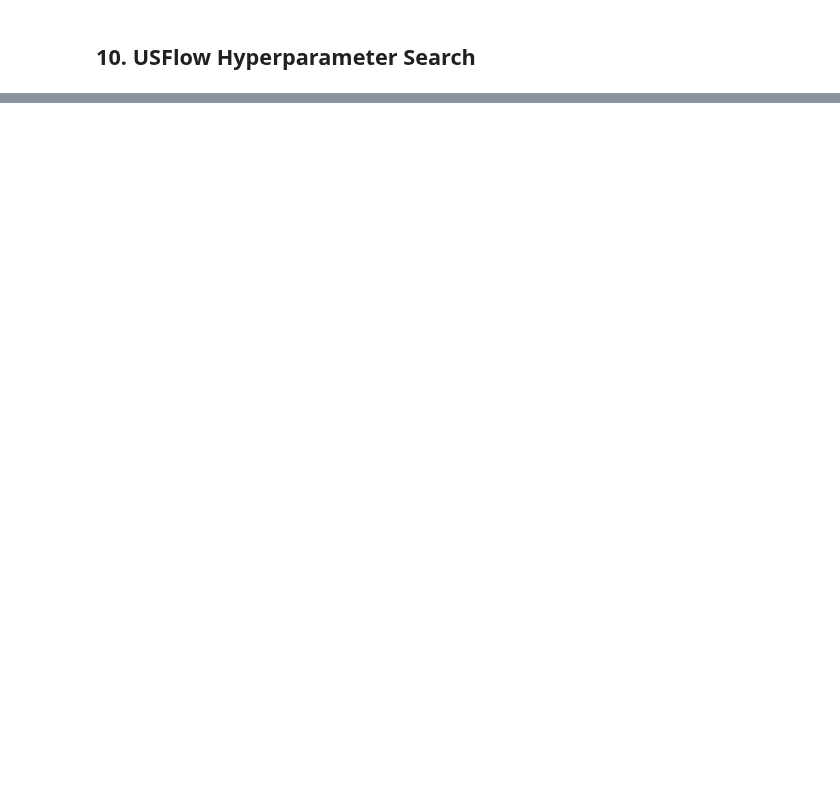
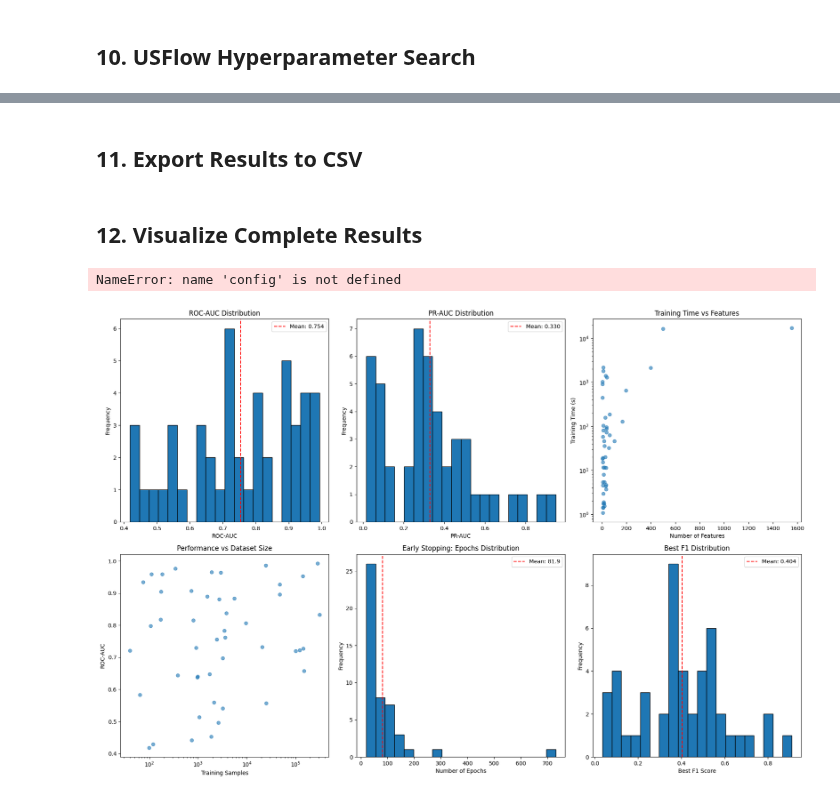
Before and after one commit to aai-institute/nf4ad, a Jupyter notebook: src/adbench_experiment.ipynb, the cells around one changed output, grey strips where cells are left out. Saved outputs shown, nothing was run; the diff lists cells and outputs as text; code cells hidden in the pictures; blank space fills up the shorter version.

```diff
--- a/src/adbench_experiment.ipynb
+++ b/src/adbench_experiment.ipynb
@@ -664,0 +789,2 @@ print(top[[
+# %% [markdown]
+## 11. Export Results to CSV
@@ -664,0 +826,67 @@ print(top[[
+# %% [markdown]
+## 12. Visualize Complete Results
+# %%
+import matplotlib.pyplot as plt
+import seaborn as sns
+import pandas as pd
+
+path = "/home/faried/Projects/nf4ad/results"
+df = pd.read_csv(path + "/usflow_adbench_benchmark_results.csv")
+
+# Create comprehensive visualization
+fig, axes = plt.subplots(2, 3, figsize=(18, 12))
+
+# 1. ROC-AUC distribution
+axes[0, 0].hist(df['roc_auc'], bins=20, edgecolor='black')
+axes[0, 0].axvline(df['roc_auc'].mean(), color='red', linestyle='--', label=f'Mean: {df["roc_auc"].mean():.3f}')
+axes[0, 0].set_xlabel('ROC-AUC')
+axes[0, 0].set_ylabel('Frequency')
+axes[0, 0].set_title('ROC-AUC Distribution')
+axes[0, 0].legend()
+
+# 2. PR-AUC distribution
+axes[0, 1].hist(df['pr_auc'], bins=20, edgecolor='black')
+axes[0, 1].axvline(df['pr_auc'].mean(), color='red', linestyle='--', label=f'Mean: {df["pr_auc"].mean():.3f}')
+axes[0, 1].set_xlabel('PR-AUC')
+axes[0, 1].set_ylabel('Frequency')
+axes[0, 1].set_title('PR-AUC Distribution')
+axes[0, 1].legend()
+
+# 3. Training time vs n_features
+axes[0, 2].scatter(df['n_features'], df['training_time'], alpha=0.6)
+axes[0, 2].set_xlabel('Number of Features')
+axes[0, 2].set_ylabel('Training Time (s)')
+axes[0, 2].set_title('Training Time vs Features')
+axes[0, 2].set_yscale('log')
+
+# 4. ROC-AUC vs dataset size
+axes[1, 0].scatter(df['n_train'], df['roc_auc'], alpha=0.6)
+axes[1, 0].set_xlabel('Training Samples')
+axes[1, 0].set_ylabel('ROC-AUC')
+axes[1, 0].set_title('Performance vs Dataset Size')
+axes[1, 0].set_xscale('log')
+
+# 5. Epochs distribution
+axes[1, 1].hist(df['n_epochs'], bins=20, edgecolor='black')
+axes[1, 1].axvline(df['n_epochs'].mean(), color='red', linestyle='--', label=f'Mean: {df["n_epochs"].mean():.1f}')
+axes[1, 1].set_xlabel('Number of Epochs')
+axes[1, 1].set_ylabel('Frequency')
+axes[1, 1].set_title('Early Stopping: Epochs Distribution')
+axes[1, 1].legend()
+
+# 6. Best F1 distribution
+axes[1, 2].hist(df['best_f1'], bins=20, edgecolor='black')
+axes[1, 2].axvline(df['best_f1'].mean(), color='red', linestyle='--', label=f'Mean: {df["best_f1"].mean():.3f}')
+axes[1, 2].set_xlabel('Best F1 Score')
+axes[1, 2].set_ylabel('Frequency')
+axes[1, 2].set_title('Best F1 Distribution')
+axes[1, 2].legend()
+
+plt.tight_layout()
+plt.savefig(path + '/usflow_benchmark_analysis.png', dpi=300, bbox_inches='tight')
+plt.show()
+
+print("Visualization saved!")
+# %% [output]
+NameError: name 'config' is not defined
+[figure, added]
```
Also changed, not shown: parts of 11 cells of this notebook, 1 other file.
